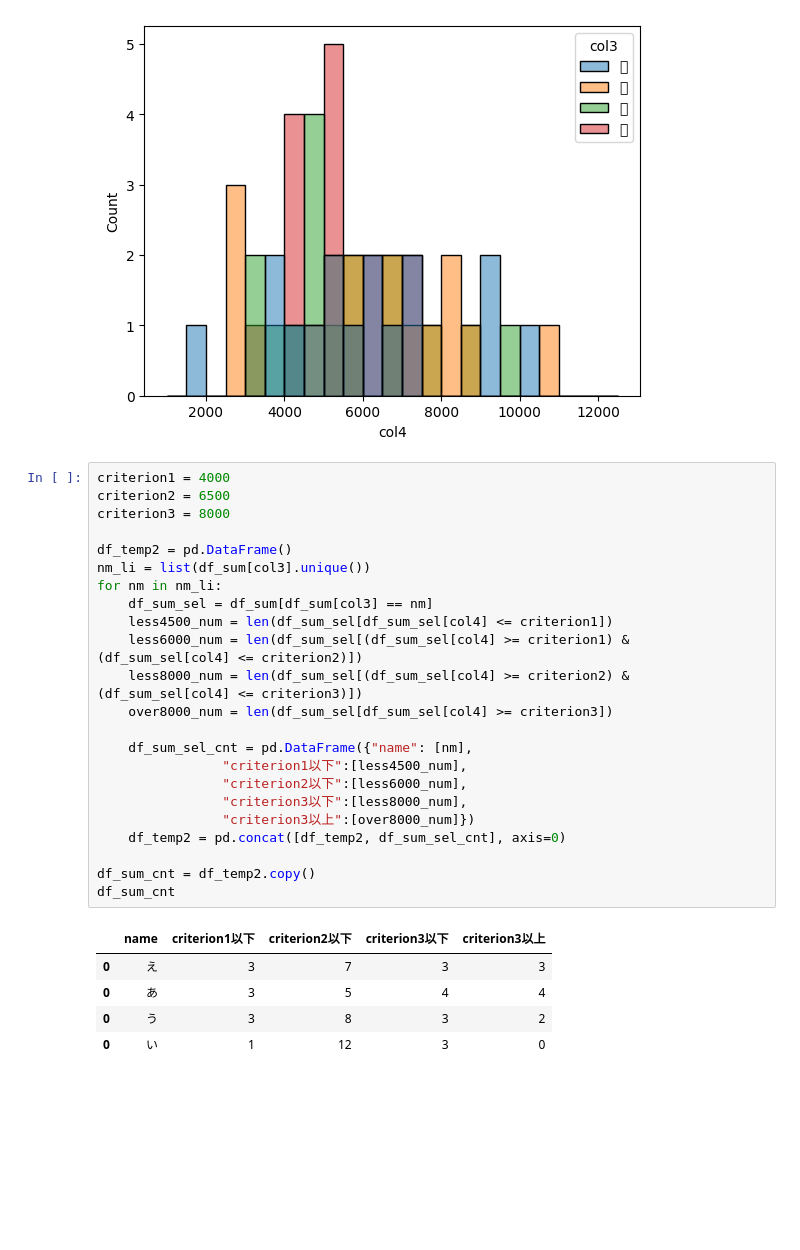
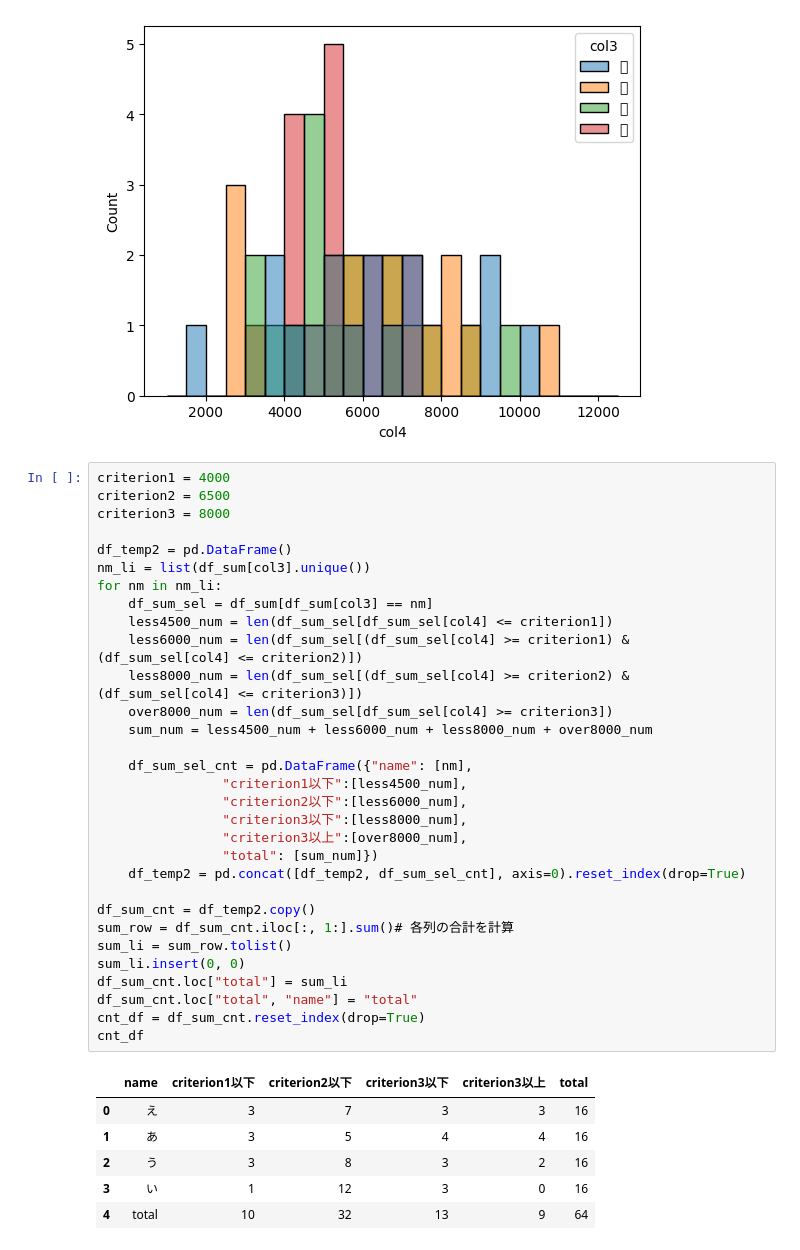
Before and after one commit to wakamatsuikuma/Learning, a Jupyter notebook: no_category/simulate_aggregation_2.ipynb, the cells around one changed output. Cells and saved outputs as stored; diff of their text form; blank space fills up the shorter version.

```diff
--- a/no_category/simulate_aggregation_2.ipynb
+++ b/no_category/simulate_aggregation_2.ipynb
@@ -122,29 +122,38 @@ ax.set_title("");
 # %%
 criterion1 = 4000
 criterion2 = 6500
 criterion3 = 8000
 
 df_temp2 = pd.DataFrame()
 nm_li = list(df_sum[col3].unique())
 for nm in nm_li:
     df_sum_sel = df_sum[df_sum[col3] == nm]
     less4500_num = len(df_sum_sel[df_sum_sel[col4] <= criterion1])
     less6000_num = len(df_sum_sel[(df_sum_sel[col4] >= criterion1) & (df_sum_sel[col4] <= criterion2)])
     less8000_num = len(df_sum_sel[(df_sum_sel[col4] >= criterion2) & (df_sum_sel[col4] <= criterion3)])
     over8000_num = len(df_sum_sel[df_sum_sel[col4] >= criterion3])
+    sum_num = less4500_num + less6000_num + less8000_num + over8000_num
 
     df_sum_sel_cnt = pd.DataFrame({"name": [nm],
                 "criterion1以下":[less4500_num],
                 "criterion2以下":[less6000_num],
                 "criterion3以下":[less8000_num],
-                "criterion3以上":[over8000_num]})
-    df_temp2 = pd.concat([df_temp2, df_sum_sel_cnt], axis=0)
+                "criterion3以上":[over8000_num],
+                "total": [sum_num]})
+    df_temp2 = pd.concat([df_temp2, df_sum_sel_cnt], axis=0).reset_index(drop=True)
 
 df_sum_cnt = df_temp2.copy()
-df_sum_cnt
+sum_row = df_sum_cnt.iloc[:, 1:].sum()# 各列の合計を計算
+sum_li = sum_row.tolist()
+sum_li.insert(0, 0)
+df_sum_cnt.loc["total"] = sum_li
+df_sum_cnt.loc["total", "name"] = "total"
+cnt_df = df_sum_cnt.reset_index(drop=True)
+cnt_df
 # %% [output]
-|  | name | criterion1以下 | criterion2以下 | criterion3以下 | criterion3以上 |
-| 0 | え | 3 | 7 | 3 | 3 |
-| 0 | あ | 3 | 5 | 4 | 4 |
-| 0 | う | 3 | 8 | 3 | 2 |
-| 0 | い | 1 | 12 | 3 | 0 |
+|  | name | criterion1以下 | criterion2以下 | criterion3以下 | criterion3以上 | total |
+| 0 | え | 3 | 7 | 3 | 3 | 16 |
+| 1 | あ | 3 | 5 | 4 | 4 | 16 |
+| 2 | う | 3 | 8 | 3 | 2 | 16 |
+| 3 | い | 1 | 12 | 3 | 0 | 16 |
+| 4 | total | 10 | 32 | 13 | 9 | 64 |
```
Also changed, not shown: parts of 1 cell of this notebook.
